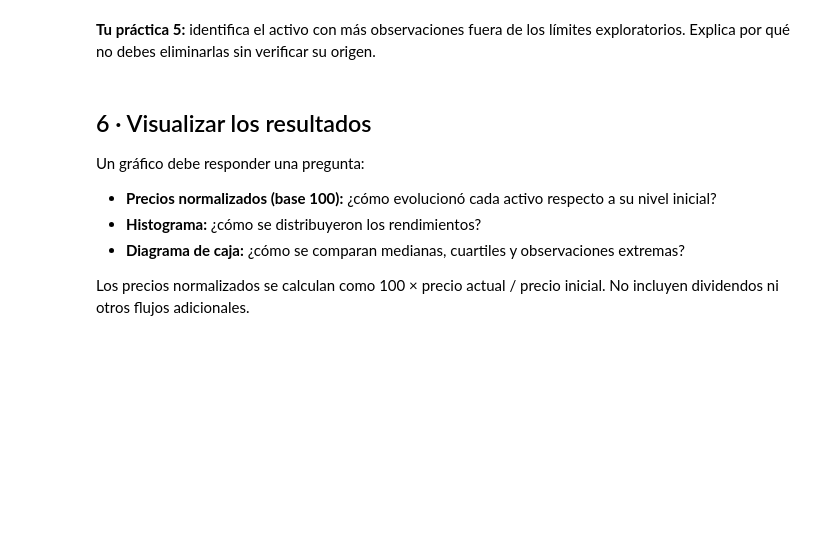
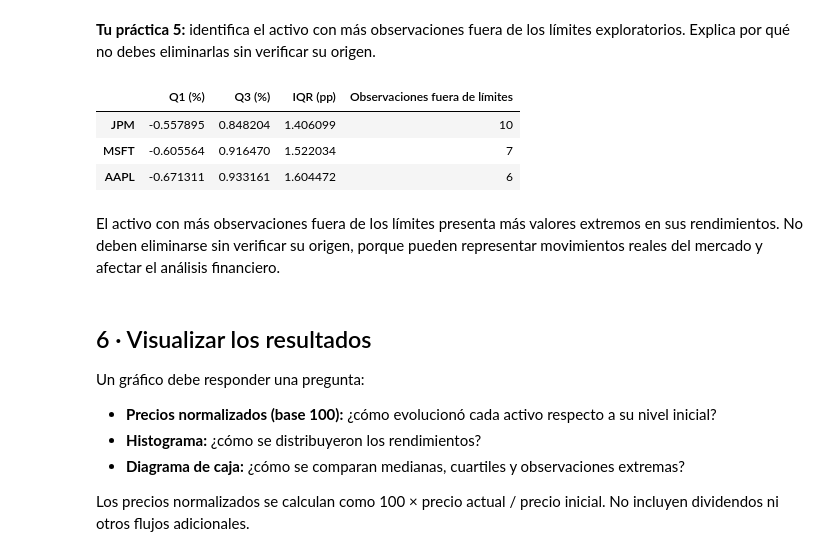
Before and after one commit to mariarango521-oss/proyecto_analitica_financiera, a Jupyter notebook: aprendizaje/03_analisis_exploratorio/03_analisis_exploratorio_portafolio.ipynb, the cells around one changed output. Drawn from its saved outputs; the diff is of its cells as text; code cells hidden in the pictures; blank space fills up the shorter version.

```diff
--- a/aprendizaje/03_analisis_exploratorio/03_analisis_exploratorio_portafolio.ipynb
+++ b/aprendizaje/03_analisis_exploratorio/03_analisis_exploratorio_portafolio.ipynb
@@ -189,8 +242,17 @@ display(cuantiles.round(4))
 # %% [markdown]
 **Tu práctica 5:** identifica el activo con más observaciones fuera de los límites exploratorios. Explica por qué no debes eliminarlas sin verificar su origen.
 # %%
-# TU PRÁCTICA 5
-# Examina cuantiles y valores extremos.
+display(cuantiles.sort_values(
+    by="Observaciones fuera de límites",
+    ascending=False
+))
+# %% [output]
+|  | Q1 (%) | Q3 (%) | IQR (pp) | Observaciones fuera de límites |
+| JPM | -0.557895 | 0.848204 | 1.406099 | 10 |
+| MSFT | -0.605564 | 0.916470 | 1.522034 | 7 |
+| AAPL | -0.671311 | 0.933161 | 1.604472 | 6 |
+# %% [markdown]
+El activo con más observaciones fuera de los límites presenta más valores extremos en sus rendimientos. No deben eliminarse sin verificar su origen, porque pueden representar movimientos reales del mercado y afectar el análisis financiero.
 # %% [markdown]
 ## 6 · Visualizar los resultados
 
```
Also changed, not shown: parts of 21 cells of this notebook.
